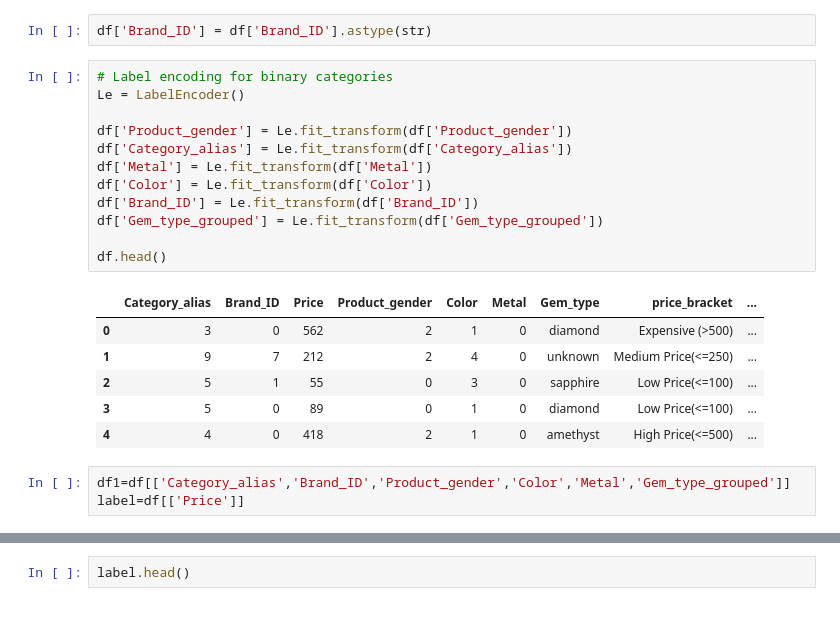
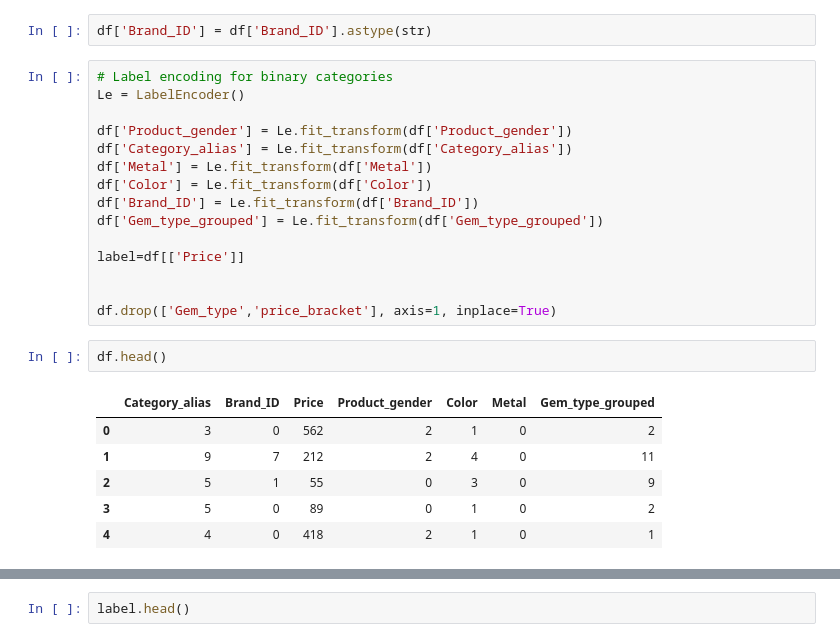
Before and after one commit to toajibul/jewelry-optimization, a Jupyter notebook: notebook/Jewelry_PriceOpt.ipynb, the cells around one changed output, grey strips where cells are left out. Saved outputs shown, nothing was run; the diff lists cells and outputs as text.

```diff
--- a/notebook/Jewelry_PriceOpt.ipynb
+++ b/notebook/Jewelry_PriceOpt.ipynb
@@ -438,14 +438,16 @@ df['Color'] = Le.fit_transform(df['Color'])
 df['Brand_ID'] = Le.fit_transform(df['Brand_ID'])
 df['Gem_type_grouped'] = Le.fit_transform(df['Gem_type_grouped'])
 
-df.head()
+label=df[['Price']]
+
+
+df.drop(['Gem_type','price_bracket'], axis=1, inplace=True)
-# %% [output]
-|  | Category_alias | Brand_ID | Price | Product_gender | Color | Metal | Gem_type | price_bracket | ... |
-| 0 | 3 | 0 | 562 | 2 | 1 | 0 | diamond | Expensive (>500) | ... |
-| 1 | 9 | 7 | 212 | 2 | 4 | 0 | unknown | Medium Price(<=250) | ... |
-| 2 | 5 | 1 | 55 | 0 | 3 | 0 | sapphire | Low Price(<=100) | ... |
-| 3 | 5 | 0 | 89 | 0 | 1 | 0 | diamond | Low Price(<=100) | ... |
-| 4 | 4 | 0 | 418 | 2 | 1 | 0 | amethyst | High Price(<=500) | ... |
 # %%
-df1=df[['Category_alias','Brand_ID','Product_gender','Color','Metal','Gem_type_grouped']]
-label=df[['Price']]
+df.head()
+# %% [output]
+|  | Category_alias | Brand_ID | Price | Product_gender | Color | Metal | Gem_type_grouped |
+| 0 | 3 | 0 | 562 | 2 | 1 | 0 | 2 |
+| 1 | 9 | 7 | 212 | 2 | 4 | 0 | 11 |
+| 2 | 5 | 1 | 55 | 0 | 3 | 0 | 9 |
+| 3 | 5 | 0 | 89 | 0 | 1 | 0 | 2 |
+| 4 | 4 | 0 | 418 | 2 | 1 | 0 | 1 |
```
Also changed, not shown: parts of 11 cells of this notebook.
